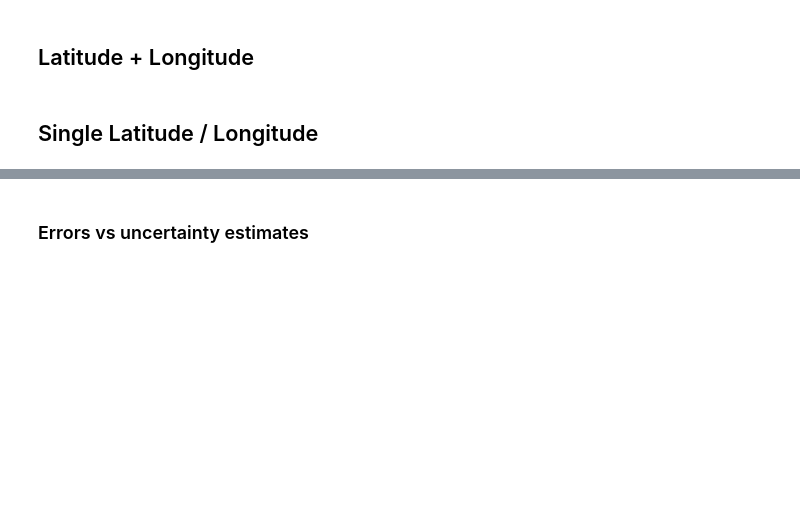
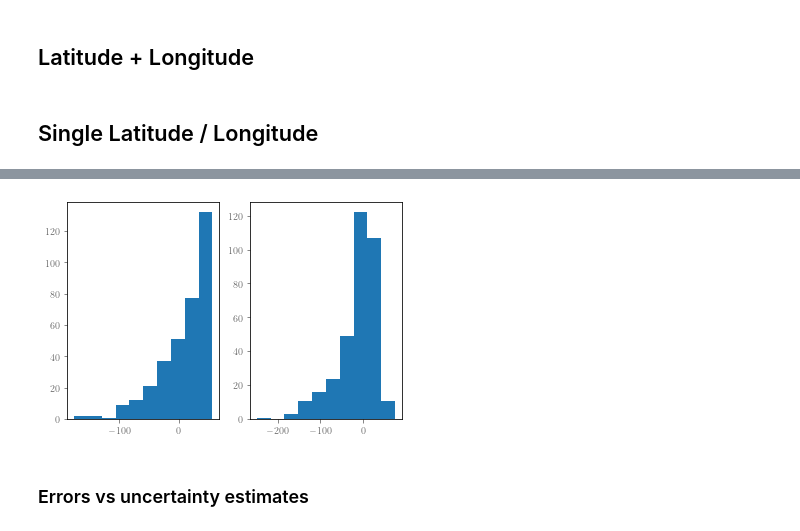
Before and after one commit to mafern/tcane_track, a Jupyter notebook: split_shash/_plot_model_predictions.ipynb, the cells around one changed output, grey strips where cells are left out. Saved outputs shown, nothing was run; the diff lists cells and outputs as text; code cells hidden in the pictures; blank space fills up the shorter version.

```diff
--- a/split_shash/_plot_model_predictions.ipynb
+++ b/split_shash/_plot_model_predictions.ipynb
@@ -537,3 +568,14 @@ findfont: Generic family 'sans-serif' not found because none of the following fa
+# %%
+plt.subplot(1,2,1)
+plt.hist(ann_correction_dx)
+
+plt.subplot(1,2,2)
+plt.hist(ann_correction_dy)
+
+
+plt.show()
+# %% [output]
+[figure, added]
 # %% [markdown]
 ### Errors vs uncertainty estimates
 # %%
```
Also changed, not shown: parts of 10 cells of this notebook, 1 other file.
